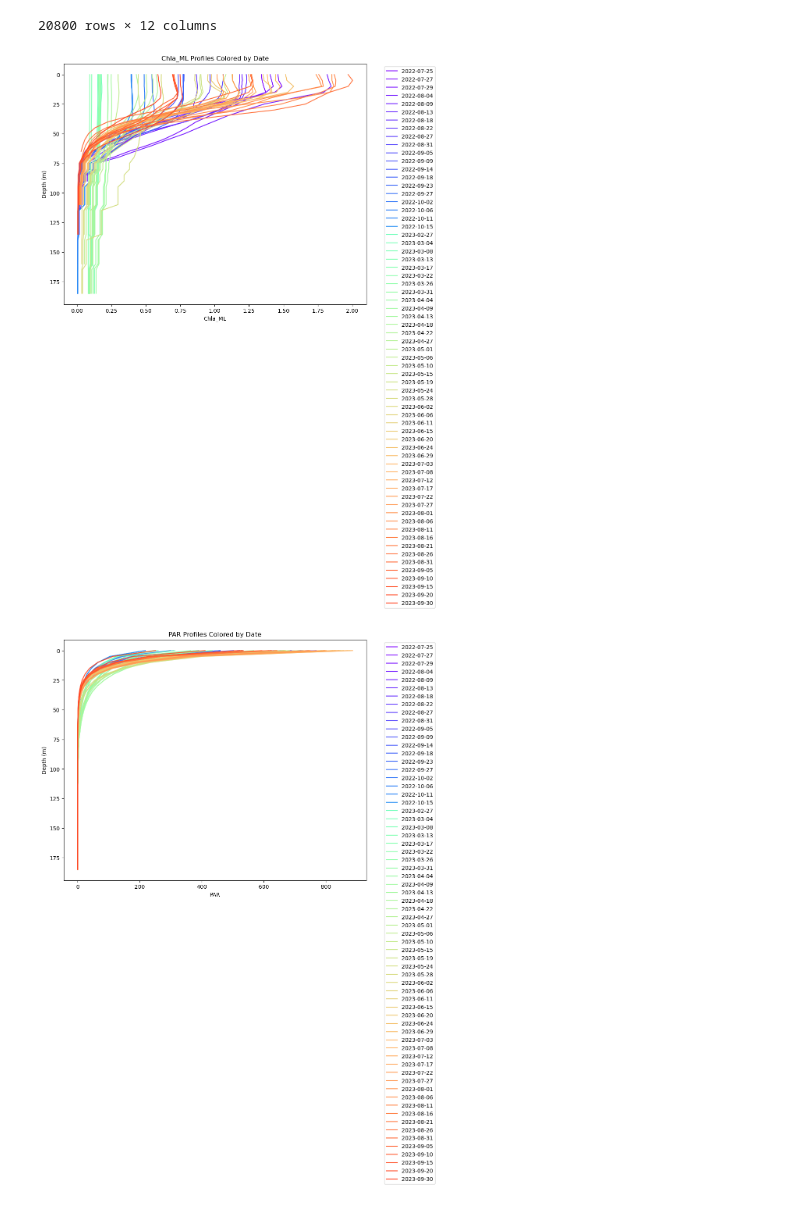
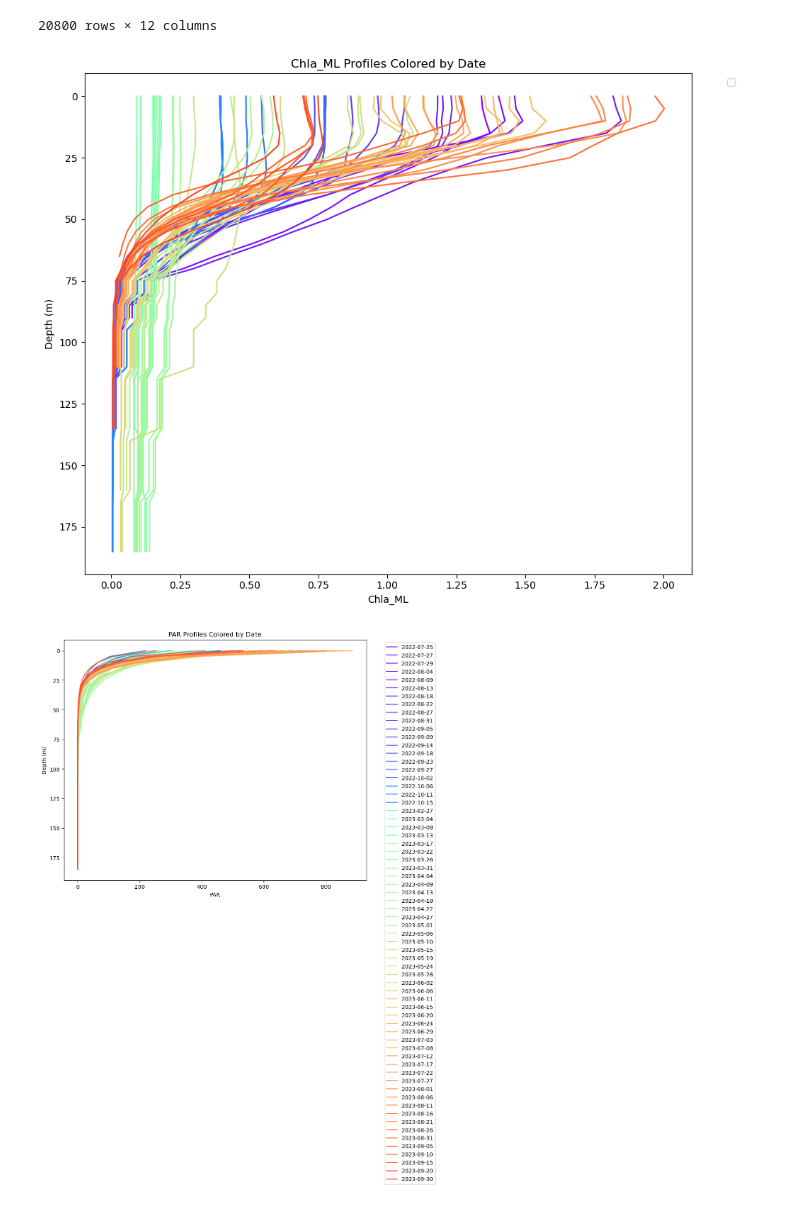
Before and after one commit to Flavi1P/Producitivity_estimates, a Jupyter notebook: Scripts/3d_products.ipynb, the cells around one changed output. Drawn from its saved outputs; the diff is of its cells as text; code cells hidden in the pictures.

```diff
--- a/Scripts/3d_products.ipynb
+++ b/Scripts/3d_products.ipynb
@@ -51,3 +73,44 @@ if "N_PROF" in argo_binned.dims:
         argo_binned = argo_binned.drop_vars("N_PROF")
 # %%
 argo_binned = argo_binned.where(argo_binned['date'] < max(dat['time'].values), drop =True)
+# %%
+import matplotlib.pyplot as plt
+import matplotlib.dates as mdates
+import cartopy.crs as ccrs
+import cartopy.feature as cfeature
+import numpy as np
+
+argo_binned = argo_binned.sel(date=slice('2015-01-01', '2023-11-01'))
+# Convert datetime to numeric for colormap
+date_num = mdates.date2num(argo_binned['date'].values)
+
+# Create figure with Cartopy projection
+fig = plt.figure(figsize=(10, 6))
+ax = plt.axes(projection=ccrs.PlateCarree())
+
+# Add map features
+ax.add_feature(cfeature.COASTLINE, linewidth=1)
+ax.add_feature(cfeature.LAND, facecolor='lightgray')
+ax.add_feature(cfeature.BORDERS, linestyle=':')
+ax.gridlines(draw_labels=True)
+
+# Scatter plot
+sc = ax.scatter(
+    argo_binned['LONGITUDE'],
+    argo_binned['LATITUDE'],
+    c=date_num,
+    cmap='viridis',
+    s=25,
+    alpha=0.8,
+    transform=ccrs.PlateCarree()
+)
+
+# Colorbar with date formatting
+cbar = plt.colorbar(sc, ax=ax, pad=0.02)
+cbar.set_label('Date')
+cbar.ax.yaxis.set_major_formatter(mdates.DateFormatter('%Y-%m'))
+
+# Labels & title
+ax.set_title('Float WMO 6904185')
+
+plt.show()
@@ -349,30 +423,30 @@ interpolated_df
 # %%
 import matplotlib.pyplot as plt
 import matplotlib.colors as mcolors
 
 # Get unique dates and sort them
 unique_dates = sorted(interpolated_df['date'].unique())
 
 # Create a rainbow colormap
 cmap = plt.get_cmap('rainbow')
 norm = mcolors.Normalize(vmin=0, vmax=len(unique_dates)-1)
 
 fig, ax = plt.subplots(figsize=(10, 8))
 
 for i, date in enumerate(unique_dates):
     profile_data = interpolated_df[interpolated_df['date'] == date].dropna(subset=['CHLA_ML'])
     if not profile_data.empty:
-        ax.plot(profile_data['CHLA_ML'], profile_data['PRES'], color=cmap(norm(i)), label=str(date.date()))
+        ax.plot(profile_data['CHLA_ML'], profile_data['PRES'], color=cmap(norm(i)))
 
 ax.set_xlabel('Chla_ML')
 ax.set_ylabel('Depth (m)')
 ax.invert_yaxis()
 ax.set_title('Chla_ML Profiles Colored by Date')
 ax.legend(bbox_to_anchor=(1.05, 1), loc='upper left')
 plt.tight_layout()
 plt.show()
 # %% [output]
-[figure, old version]
+[figure, new version]
 # %%
 # Get unique dates and sort them
 unique_dates = sorted(interpolated_df['date'].unique())
```
Also changed, not shown: parts of 7 cells of this notebook, 15 other files.
